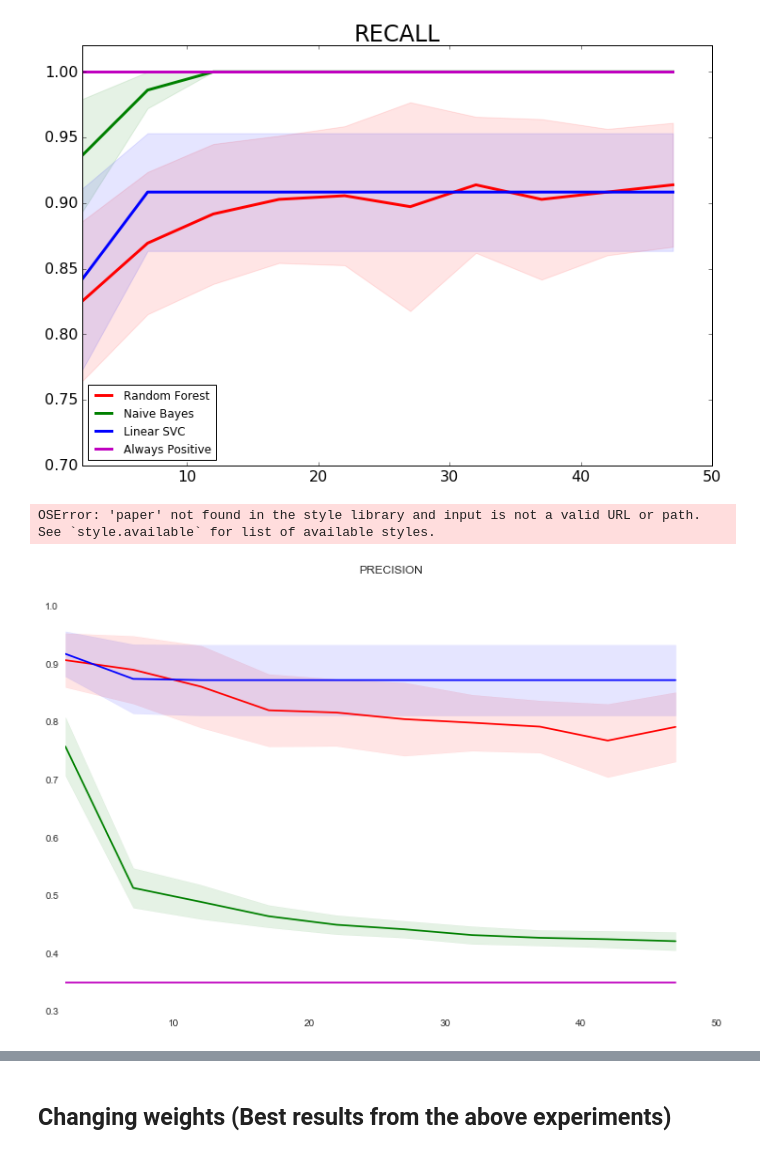
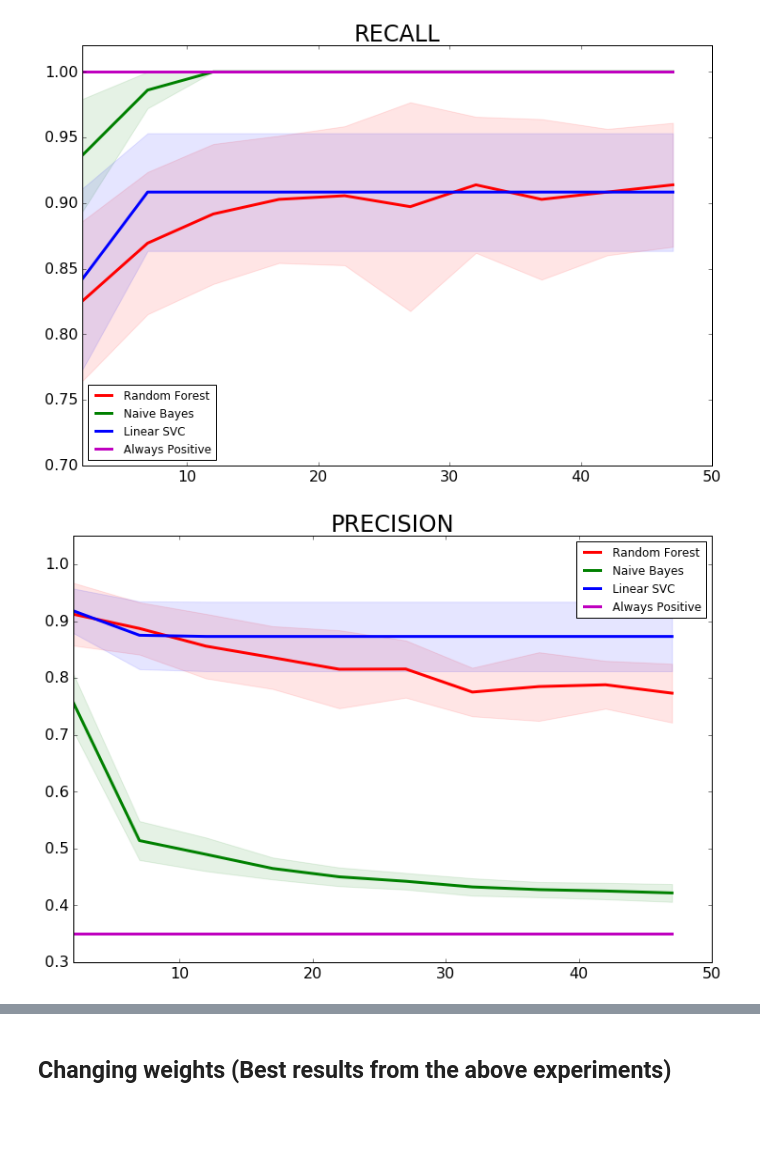
Before and after one commit to borjaeg/thete, a Jupyter notebook: Paper.ipynb, the cells around one changed output, grey strips where cells are left out. Cells and saved outputs as stored; diff of their text form; code cells hidden in the pictures; blank space fills up the shorter version.

```diff
--- a/Paper.ipynb
+++ b/Paper.ipynb
@@ -285,25 +285,19 @@ plt.show()
 # %%
 colors = "rgbmyc"
 plt.figure(figsize=(12,8))
 plt.ylim([0.3, 1.05])
 plt.xlim([2, 50])
 plt.title("PRECISION")
 for model, color in zip(models, colors):
     plt.plot(costs, precision_avg[model[0]], color=color, label=model[0])
     plt.fill_between(costs, np.asarray(precision_avg[model[0]]) - precision_std[model[0]],
                  np.asarray(precision_avg[model[0]]) + precision_std[model[0]],
                  alpha=0.1, color=color)
 
-
-ax.axis('on')
-ax = plt.gca()
-ax.set_axis_bgcolor('white')
-ax.grid(True)
-
+plt.style.use('paper.mplstyle')
 plt.legend(loc='better')
 
 save_image(plt,'../images/', 'precision')
 plt.show()
 # %% [output]
-OSError: 'paper' not found in the style library and input is not a valid URL or path. See `style.available` for list of available styles.
-[figure, old version]
+[figure, new version]
```
Also changed, not shown: parts of 21 cells of this notebook, 2 other files.
